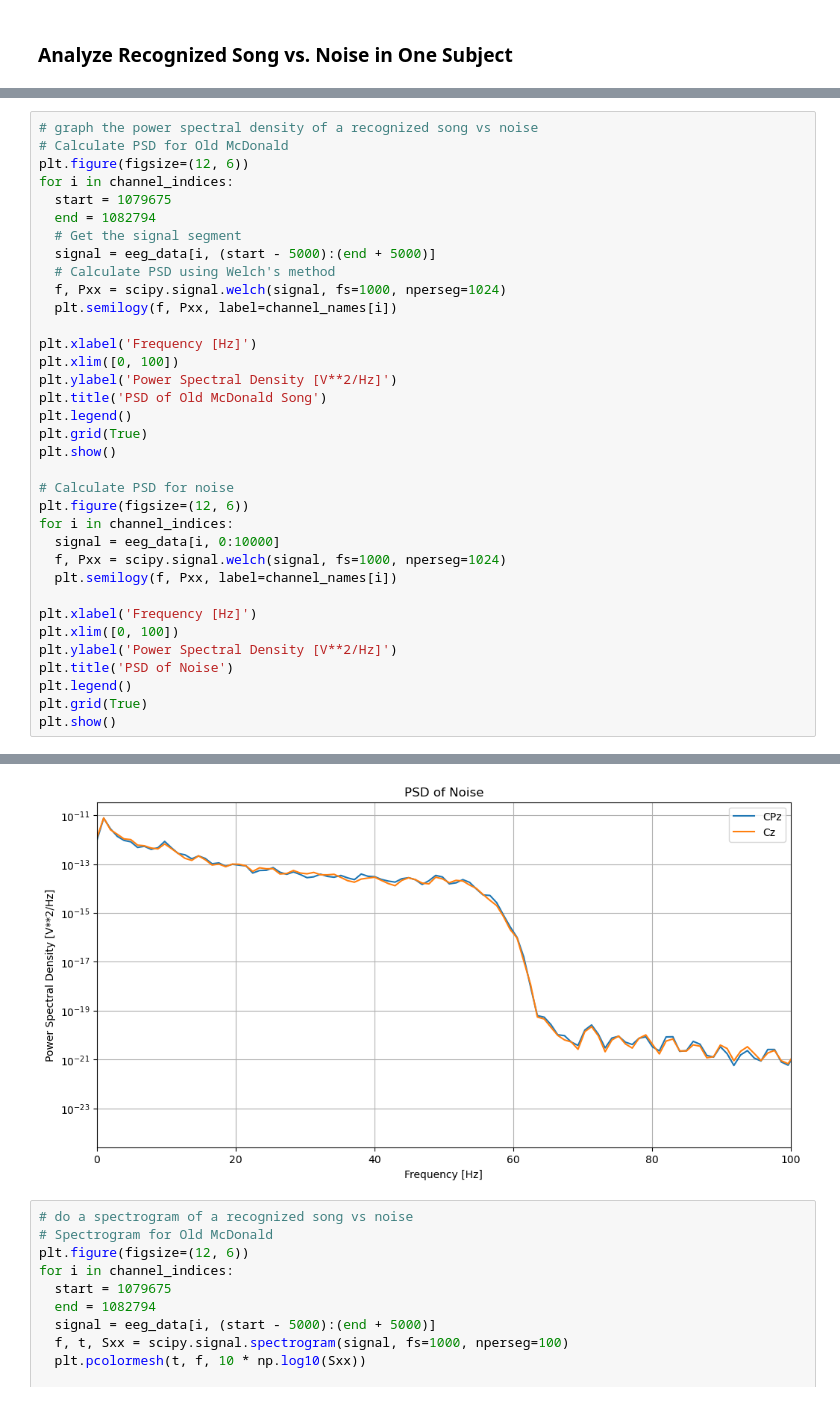
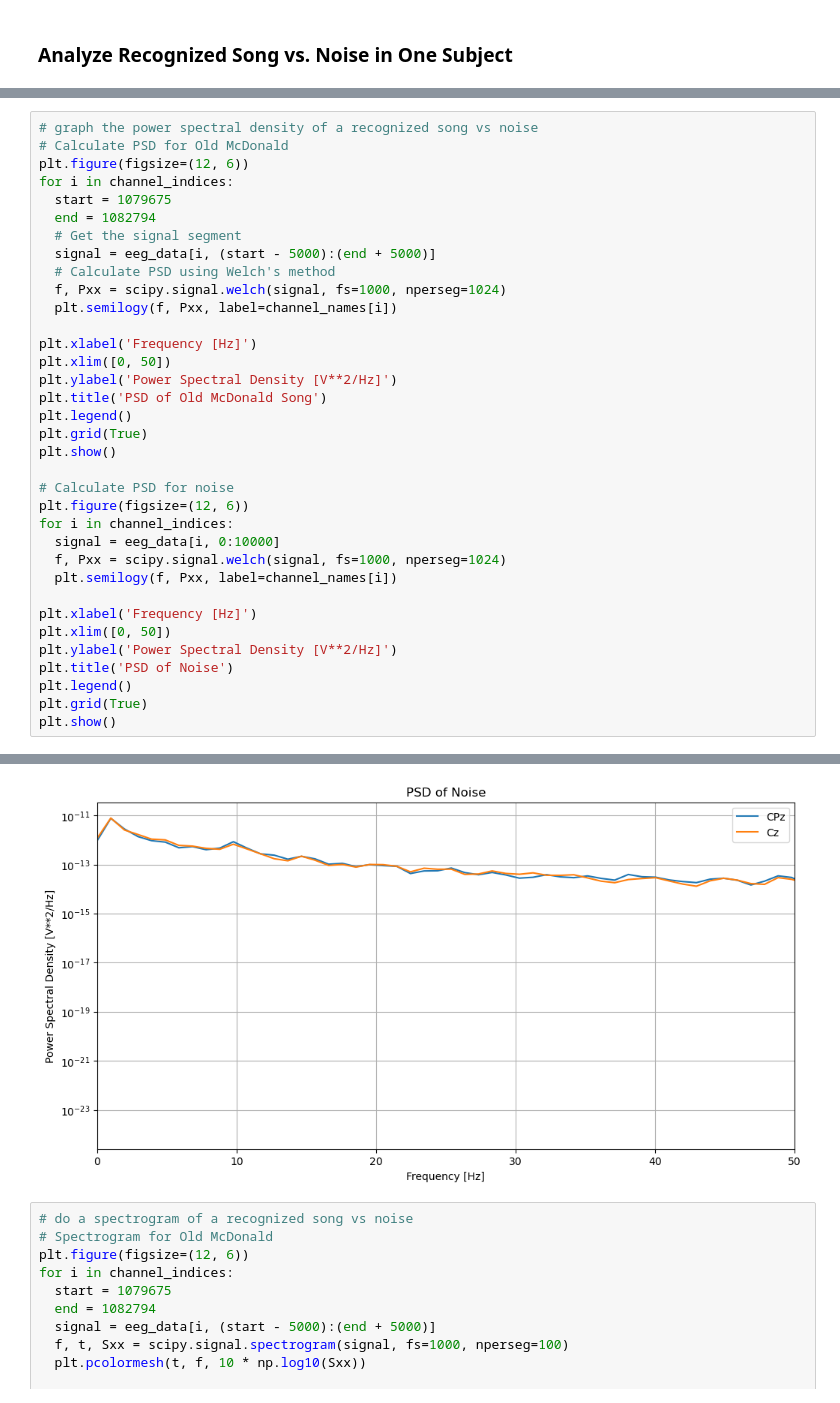
Before and after one commit to gregoryweber/cogs-118c-song-familiarity, a Jupyter notebook: main.ipynb, the cells around one changed output, grey strips where cells are left out. Cells and saved outputs as stored; diff of their text form.

```diff
--- a/main.ipynb
+++ b/main.ipynb
@@ -193,7 +193,7 @@ for i in channel_indices:
   plt.semilogy(f, Pxx, label=channel_names[i])
 
 plt.xlabel('Frequency [Hz]')
-plt.xlim([0, 100])
+plt.xlim([0, 50])
 plt.ylabel('Power Spectral Density [V**2/Hz]')
 plt.title('PSD of Old McDonald Song')
 plt.legend()
@@ -208,7 +208,7 @@ for i in channel_indices:
   plt.semilogy(f, Pxx, label=channel_names[i])
 
 plt.xlabel('Frequency [Hz]')
-plt.xlim([0, 100])
+plt.xlim([0, 50])
 plt.ylabel('Power Spectral Density [V**2/Hz]')
 plt.title('PSD of Noise')
 plt.legend()
@@ -219,4 +219,4 @@ plt.show()
-[figure, old version]
+[figure, new version]
 # %%
 # do a spectrogram of a recognized song vs noise
 # Spectrogram for Old McDonald
```
Also changed, not shown: parts of 6 cells of this notebook.
